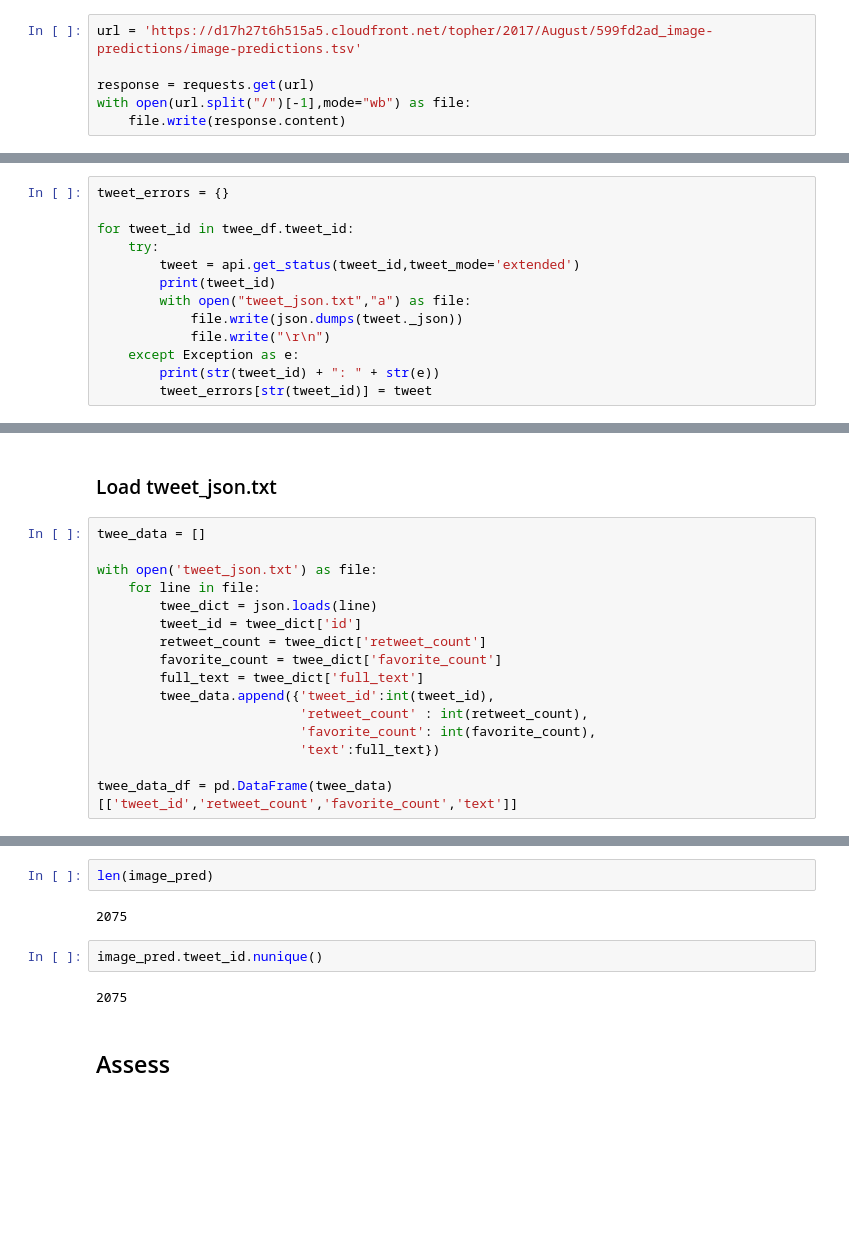
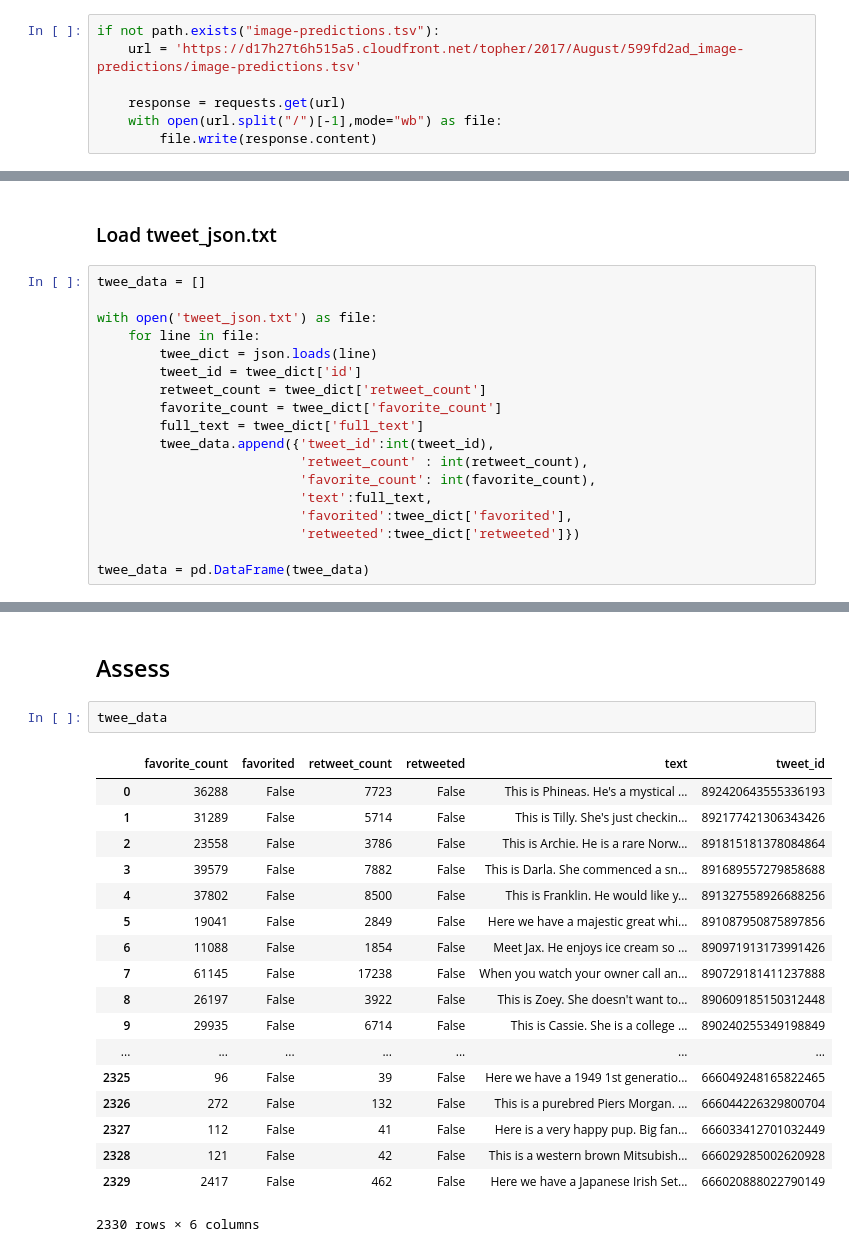
Before and after one commit to TuanAnhBui/DataAnalysis_Udacity, a Jupyter notebook: Project5/wrangle_act.ipynb, the cells around one changed output, grey strips where cells are left out. Saved outputs shown, nothing was run; the diff lists cells and outputs as text; blank space fills up the shorter version.

Commit message:
Finish data wrangling for project 5

```diff
--- a/Project5/wrangle_act.ipynb
+++ b/Project5/wrangle_act.ipynb
@@ -13,11 +18,12 @@ import json
 # %% [markdown]
 ### Download `image_prediction`
 # %%
-url = 'https://d17h27t6h515a5.cloudfront.net/topher/2017/August/599fd2ad_image-predictions/image-predictions.tsv'
+if not path.exists("image-predictions.tsv"):
+    url = 'https://d17h27t6h515a5.cloudfront.net/topher/2017/August/599fd2ad_image-predictions/image-predictions.tsv'
 
-response = requests.get(url)
-with open(url.split("/")[-1],mode="wb") as file:
-    file.write(response.content)
+    response = requests.get(url)
+    with open(url.split("/")[-1],mode="wb") as file:
+        file.write(response.content)
 # %% [markdown]
 ### Download from twitter
 # %%
@@ -35,13 +52,0 @@ api = tweepy.API(auth,wait_on_rate_limit=True, wait_on_rate_limit_notify=True)
-# %%
-tweet_errors = {}
-
-for tweet_id in twee_df.tweet_id:
-    try:
-        tweet = api.get_status(tweet_id,tweet_mode='extended')
-        print(tweet_id)
-        with open("tweet_json.txt","a") as file:
-            file.write(json.dumps(tweet._json))
-            file.write("\r\n")
-    except Exception as e:
-        print(str(tweet_id) + ": " + str(e))
-        tweet_errors[str(tweet_id)] = tweet
@@ -114,6 +65,8 @@ with open('tweet_json.txt') as file:
         twee_data.append({'tweet_id':int(tweet_id),
                           'retweet_count' : int(retweet_count),
                           'favorite_count': int(favorite_count),
-                          'text':full_text})
+                          'text':full_text,
+                          'favorited':twee_dict['favorited'],
+                          'retweeted':twee_dict['retweeted']})
 
-twee_data_df = pd.DataFrame(twee_data)[['tweet_id','retweet_count','favorite_count','text']]
+twee_data = pd.DataFrame(twee_data)
@@ -215,10 +81,23 @@ image_pred.head()
-# %%
-len(image_pred)
-# %% [output]
-2075
-# %%
-image_pred.tweet_id.nunique()
-# %% [output]
-2075
 # %% [markdown]
 ## Assess
+# %%
+twee_data
+# %% [output]
+|  | favorite_count | favorited | retweet_count | retweeted | text | tweet_id |
+| 0 | 36288 | False | 7723 | False | This is Phineas. He's a mystical ... | 892420643555336193 |
+| 1 | 31289 | False | 5714 | False | This is Tilly. She's just checkin... | 892177421306343426 |
+| 2 | 23558 | False | 3786 | False | This is Archie. He is a rare Norw... | 891815181378084864 |
+| 3 | 39579 | False | 7882 | False | This is Darla. She commenced a sn... | 891689557279858688 |
+| 4 | 37802 | False | 8500 | False | This is Franklin. He would like y... | 891327558926688256 |
+| 5 | 19041 | False | 2849 | False | Here we have a majestic great whi... | 891087950875897856 |
+| 6 | 11088 | False | 1854 | False | Meet Jax. He enjoys ice cream so ... | 890971913173991426 |
+| 7 | 61145 | False | 17238 | False | When you watch your owner call an... | 890729181411237888 |
+| 8 | 26197 | False | 3922 | False | This is Zoey. She doesn't want to... | 890609185150312448 |
+| 9 | 29935 | False | 6714 | False | This is Cassie. She is a college ... | 890240255349198849 |
+| ... | ... | ... | ... | ... | ... | ... |
+| 2325 | 96 | False | 39 | False | Here we have a 1949 1st generatio... | 666049248165822465 |
+| 2326 | 272 | False | 132 | False | This is a purebred Piers Morgan. ... | 666044226329800704 |
+| 2327 | 112 | False | 41 | False | Here is a very happy pup. Big fan... | 666033412701032449 |
+| 2328 | 121 | False | 42 | False | This is a western brown Mitsubish... | 666029285002620928 |
+| 2329 | 2417 | False | 462 | False | Here we have a Japanese Irish Set... | 666020888022790149 |
+2330 rows × 6 columns
```
Also changed, not shown: parts of 118 cells of this notebook, 1 other file.
